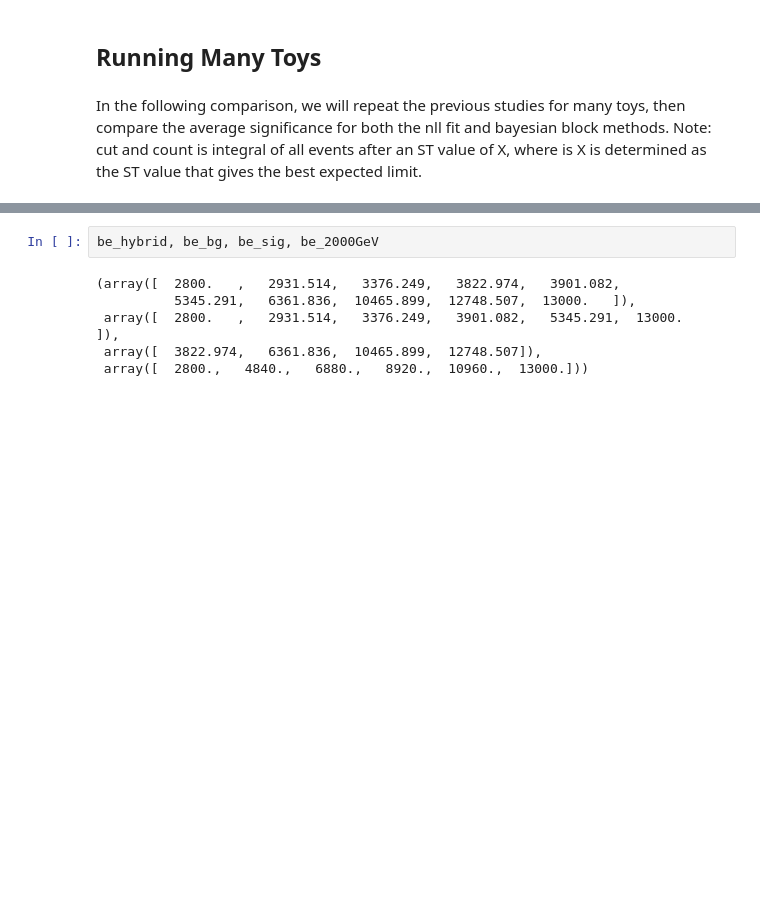
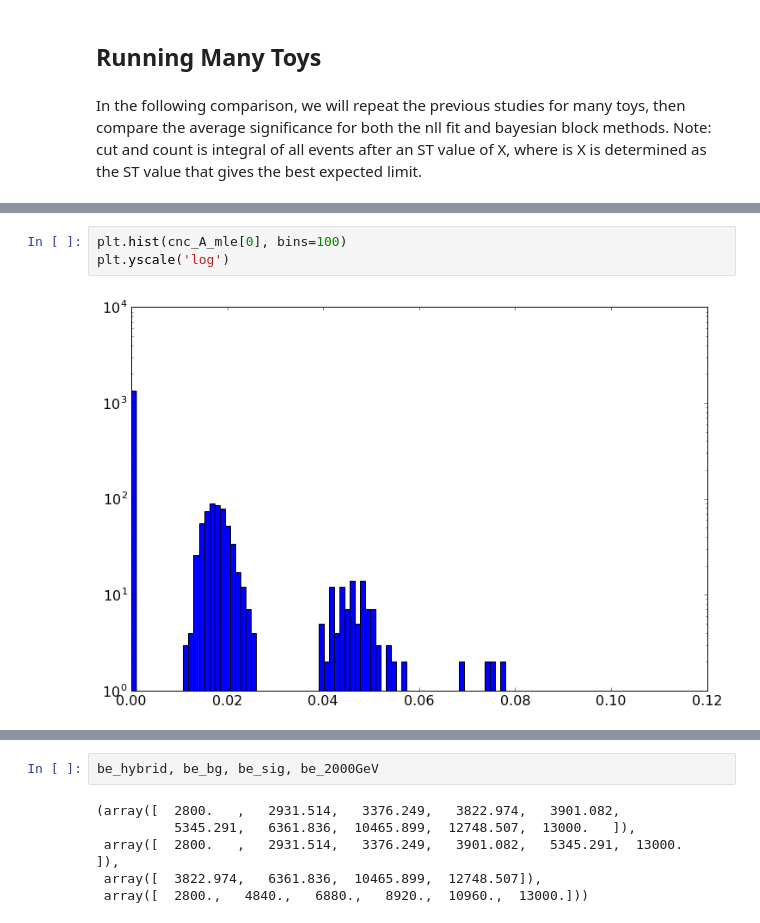
Before and after one commit to pollackscience/BayesianBlocks, a Jupyter notebook: bb/hep/bh_writeup.ipynb, the cells around one changed output, grey strips where cells are left out. Cells and saved outputs as stored; diff of their text form; blank space fills up the shorter version.

```diff
--- a/bb/hep/bh_writeup.ipynb
+++ b/bb/hep/bh_writeup.ipynb
@@ -422 +459,6 @@ alpha   = 8.521 +/- nan
+# %%
+plt.hist(cnc_A_mle[0], bins=100)
+plt.yscale('log')
+# %% [output]
+[figure, added]
 # %%
```
Also changed, not shown: parts of 9 cells of this notebook, 5 other files.
